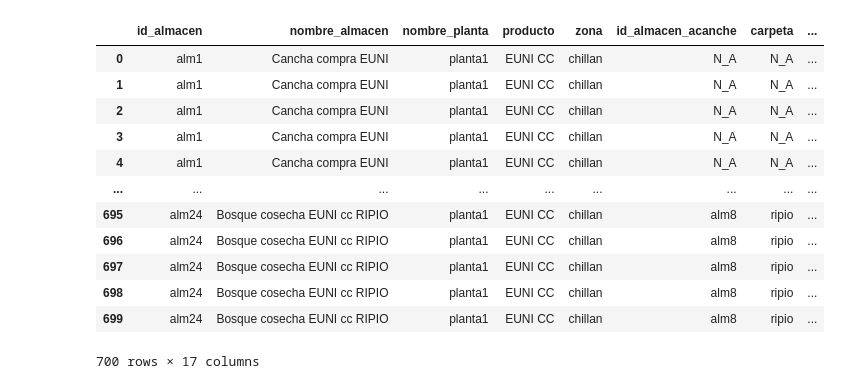
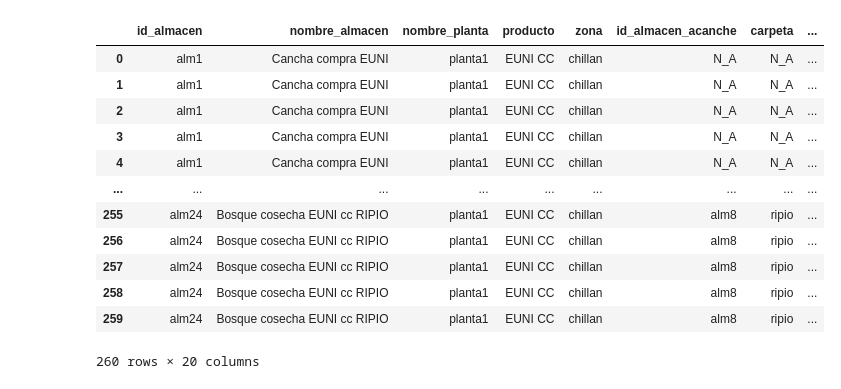
Before and after one commit to ptoledor/heu_opticliente, a Jupyter notebook: 01_notebooks/algo.ipynb, the cells around one changed output. Cells and saved outputs as stored; diff of their text form; code cells hidden in the pictures.

```diff
--- a/01_notebooks/algo.ipynb
+++ b/01_notebooks/algo.ipynb
@@ -8,4 +22,9 @@ inv_verano = pd.melt(inv_verano, id_vars=['zona'], value_vars=inv_verano.columns
 # %%
+#temporada: verano, 1 es verano, 0 es invierno.
+inv_verano = pd.read_excel('../02_data/verano.xlsx', sheet_name='veranos', skiprows=1)
+inv_verano = pd.melt(inv_verano, id_vars=['zona'], value_vars=inv_verano.columns[1:] , var_name='mes_no', value_name='temporada')
+
+
 import datetime
 import dateutil.relativedelta as relativedelta
 
@@ -17,14 +36,14 @@ primer_periodo = str(date_inicio.year) + '-' + str(date_inicio.month).zfill(2)
 
 periodos = []
 horizonte_planificacion = 12
-for mes in range(0, horizonte_planificacion + 1):
+for mes in range(horizonte_planificacion + 1):
     aux_per = date_inicio + relativedelta.relativedelta(months=mes)
     periodos.append(str(aux_per.year) + '-' + str(aux_per.month).zfill(2))
 
 periodos = pd.DataFrame(periodos, columns=['mes_real'])
 periodos['año'] = periodos['mes_real'].str[:4]
 periodos['mes_no'] = periodos['mes_real'].str[5:7].astype(int)
-periodos['mes_planificado'] = periodos.index
+periodos['mes_planificado'] = periodos.index + 1
 periodos = pd.merge(periodos, inv_verano, how='left', on='mes_no')
 periodos.head()
 # %% [output]
@@ -102,32 +134,39 @@ vol_ingresos.to_csv('../03_pydata/ingresos_volumen.csv', sep=';', decimal=',', i
 # %%
 ### Carga de Almacenes ###
 base_almacenes = pd.read_excel('../02_data/almacenes.xlsx', sheet_name='almacenes')
 no_almacenes = len(base_almacenes)
 
-alm_mes_temp = base_almacenes[['id_almacen', 'zona']].copy().drop_duplicates(ignore_index=True)
+alm_mes_temp = base_almacenes[['id_almacen', 'zona', 'carpeta']].copy().drop_duplicates(ignore_index=True)
 alm_mes_temp = pd.merge(alm_mes_temp, periodos, how='left', on='zona')
-alm_mes_temp = alm_mes_temp[['id_almacen', 'mes_real', 'mes_planificado', 'temporada']].copy().drop_duplicates(ignore_index=True)
-alm_mes_temp
+alm_mes_temp = alm_mes_temp[['id_almacen', 'carpeta', 'mes_real', 'zona', 'mes_planificado', 'temporada']].copy().drop_duplicates(ignore_index=True)
+alm_mes_temp['bloqueo'] = False
+alm_mes_temp.loc[(alm_mes_temp['carpeta'] == 'tierra') & (alm_mes_temp['temporada'] == 0), 'bloqueo'] = True
+dict_temp_almacen = alm_mes_temp.set_index(['id_almacen', 'mes_planificado'])['bloqueo'].to_dict()
 
 #Stock almacen EN MES 0
-stock_almacenes = pd.read_excel('../02_data/almacenes_stock.xlsx', sheet_name='cierrestock', skiprows=1)
-stock_almacenes = pd.melt(stock_almacenes, stock_almacenes.columns[:1], stock_almacenes.columns[1:], var_name='antiguedad', value_name='stock_inicial').fillna(0)
-work_alm = pd.merge(base_almacenes, stock_almacenes, how='left', on='id_almacen')
-work_alm['antiguedad'] = work_alm['antiguedad'].astype(np.int64).astype(str)
-work_alm = pd.merge(work_alm, rangos_demanda_ext, on='antiguedad', how='left')
-work_alm['mes_planificado'] = 1
-work_alm
+stock_almacen = pd.read_excel('../02_data/almacenes_stock.xlsx', sheet_name='cierrestock', skiprows=1)
+stock_almacen = pd.melt(stock_almacen, stock_almacen.columns[:1], stock_almacen.columns[1:], var_name='antiguedad', value_name='stock_inicial').fillna(0)
+
+stock_almacen = pd.merge(base_almacenes, stock_almacen, how='left', on='id_almacen')
+stock_almacen['antiguedad'] = stock_almacen['antiguedad'].astype(np.int64).astype(str)
+stock_almacen.insert(loc=len(stock_almacen.columns)-1, column='mes_planificado', value=1)
+stock_almacen['venta'] = 0
+stock_almacen['salida_acanche'] = 0
+stock_almacen['ingreso_libre'] = 0
+stock_almacen['ingreso_almacen'] = 0
+stock_almacen['stock_final'] = 0
+stock_almacen
 # %% [output]
 |  | id_almacen | nombre_almacen | nombre_planta | producto | zona | id_almacen_acanche | carpeta | ... |
 | 0 | alm1 | Cancha compra EUNI | planta1 | EUNI CC | chillan | N_A | N_A | ... |
 | 1 | alm1 | Cancha compra EUNI | planta1 | EUNI CC | chillan | N_A | N_A | ... |
 | 2 | alm1 | Cancha compra EUNI | planta1 | EUNI CC | chillan | N_A | N_A | ... |
 | 3 | alm1 | Cancha compra EUNI | planta1 | EUNI CC | chillan | N_A | N_A | ... |
 | 4 | alm1 | Cancha compra EUNI | planta1 | EUNI CC | chillan | N_A | N_A | ... |
 | ... | ... | ... | ... | ... | ... | ... | ... | ... |
-| 695 | alm24 | Bosque cosecha EUNI cc RIPIO | planta1 | EUNI CC | chillan | alm8 | ripio | ... |
-| 696 | alm24 | Bosque cosecha EUNI cc RIPIO | planta1 | EUNI CC | chillan | alm8 | ripio | ... |
-| 697 | alm24 | Bosque cosecha EUNI cc RIPIO | planta1 | EUNI CC | chillan | alm8 | ripio | ... |
-| 698 | alm24 | Bosque cosecha EUNI cc RIPIO | planta1 | EUNI CC | chillan | alm8 | ripio | ... |
-| 699 | alm24 | Bosque cosecha EUNI cc RIPIO | planta1 | EUNI CC | chillan | alm8 | ripio | ... |
+| 255 | alm24 | Bosque cosecha EUNI cc RIPIO | planta1 | EUNI CC | chillan | alm8 | ripio | ... |
+| 256 | alm24 | Bosque cosecha EUNI cc RIPIO | planta1 | EUNI CC | chillan | alm8 | ripio | ... |
+| 257 | alm24 | Bosque cosecha EUNI cc RIPIO | planta1 | EUNI CC | chillan | alm8 | ripio | ... |
+| 258 | alm24 | Bosque cosecha EUNI cc RIPIO | planta1 | EUNI CC | chillan | alm8 | ripio | ... |
+| 259 | alm24 | Bosque cosecha EUNI cc RIPIO | planta1 | EUNI CC | chillan | alm8 | ripio | ... |
-700 rows × 17 columns
+260 rows × 20 columns
```
Also changed, not shown: parts of 13 cells of this notebook.
